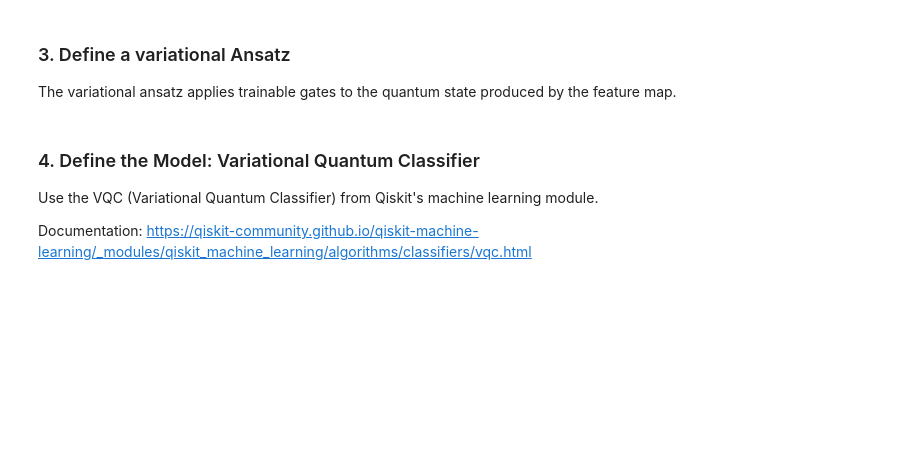
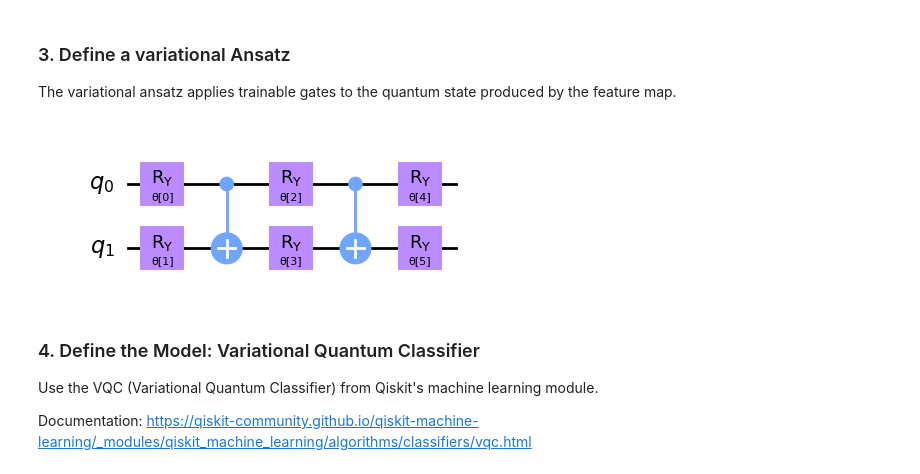
Before and after one commit to tjunjet/18819-project, a Jupyter notebook: QML_project.ipynb, the cells around one changed output. Cells and saved outputs as stored; diff of their text form; code cells hidden in the pictures; blank space fills up the shorter version.

```diff
--- a/QML_project.ipynb
+++ b/QML_project.ipynb
@@ -109,8 +142,10 @@ The variational ansatz applies trainable gates to the quantum state produced by
 # %%
 from qiskit.circuit.library import RealAmplitudes
 
 ansatz = RealAmplitudes(num_qubits=num_features, reps=2, entanglement='linear')
-# ansatz.decompose().draw(output="mpl", style="clifford", fold=20)
+ansatz.decompose().draw(output="mpl", style="clifford", fold=20)
+# %% [output]
+[figure, added]
 # %% [markdown]
 ### 4. Define the Model: Variational Quantum Classifier
 
```
Also changed, not shown: parts of 9 cells of this notebook, 1 other file.
